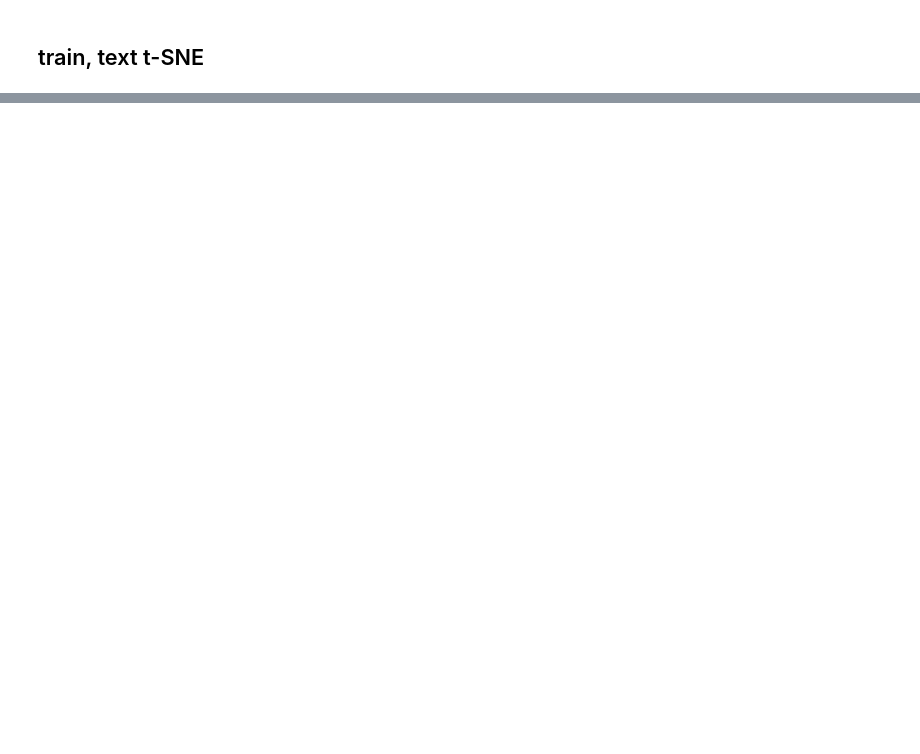
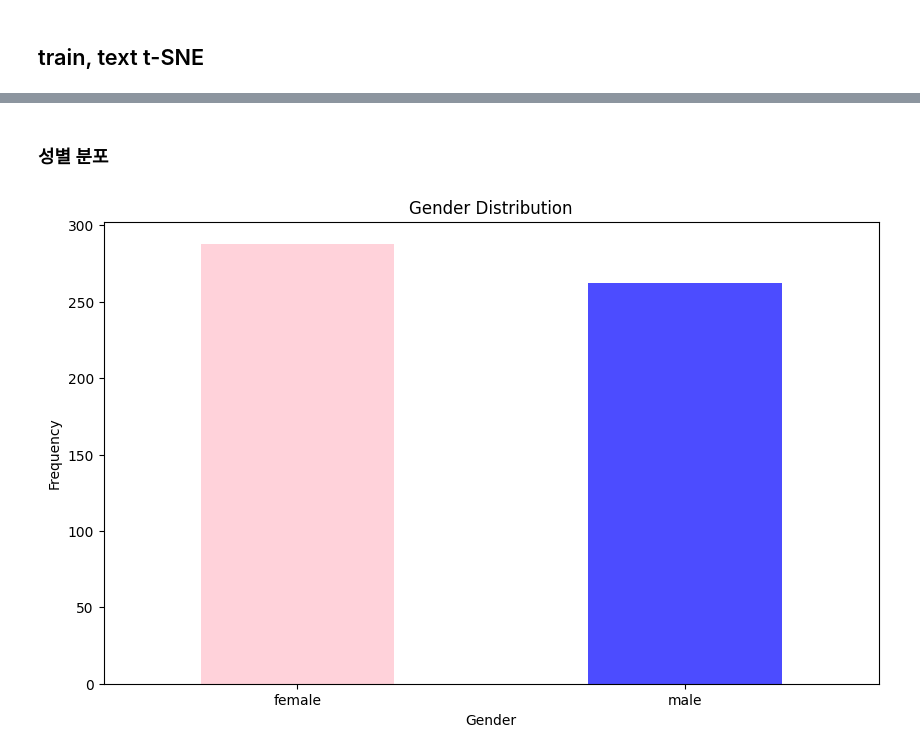
Before and after one commit to boostcampaitech6/level2-cv-semanticsegmentation-cv-08, a Jupyter notebook: EDA/eda.ipynb, the cells around one changed output, grey strips where cells are left out. Saved outputs shown, nothing was run; the diff lists cells and outputs as text; code cells hidden in the pictures; blank space fills up the shorter version.

```diff
--- a/EDA/eda.ipynb
+++ b/EDA/eda.ipynb
@@ -535,0 +377,49 @@ for idx in range(len(pngs), 2):
+# %%
+def preprocess_data(filepath):
+    """엑셀 파일 내 성별값 정제 함수."""
+    df = pd.read_excel(filepath)
+
+    df['성별'] = df['성별'].str.strip().str[-1]
+    df['성별'] = df['성별'].replace({'여': 'female', '남': 'male'})
+
+    return df
+
+def plot_distribution(data, column, title, xlabel, ylabel, bins=None, color=None):
+    """데이터의 분포를 히스토그램으로 시각화하는 함수."""
+    plt.figure(figsize=(10, 6))
+    if column == '성별':
+        data[column].value_counts().plot(kind='bar', color=color, alpha=0.7)
+    else:
+        plt.hist(data[column], bins=bins, color=color, edgecolor='black', alpha=0.7)
+    plt.title(title)
+    plt.xlabel(xlabel)
+    plt.ylabel(ylabel)
+    plt.xticks(rotation=0)
+    plt.show()
+
+def plot_distribution_by_gender(data, column, title, xlabel, ylabel, color_male, color_female, bins=None):
+    """성별에 따른 데이터의 분포를 히스토그램과 KDE로 시각화하는 함수."""
+    plt.figure(figsize=(10, 6))
+
+    # 성별에 따라 데이터 분리
+    males = data[data['성별'] == 'male']
+    females = data[data['성별'] == 'female']
+
+    # 히스토그램 및 KDE 플롯
+    sns.histplot(males[column], bins=bins, color=color_male, kde=True, label='Male', alpha=0.7)
+    sns.histplot(females[column], bins=bins, color=color_female, kde=True, label='Female', alpha=0.7)
+
+    # 그래프 제목 및 라벨
+    plt.title(title)
+    plt.xlabel(xlabel)
+    plt.ylabel(ylabel)
+    plt.legend()
+    plt.show()
+# %%
+df = preprocess_data(META_ROOT)
+# %% [markdown]
+### 성별 분포
+# %%
+plot_distribution(df, '성별', 'Gender Distribution', 'Gender', 'Frequency', color=['pink', 'blue'])
+# %% [output]
+[figure, added]
```
Also changed, not shown: parts of 21 cells of this notebook.
